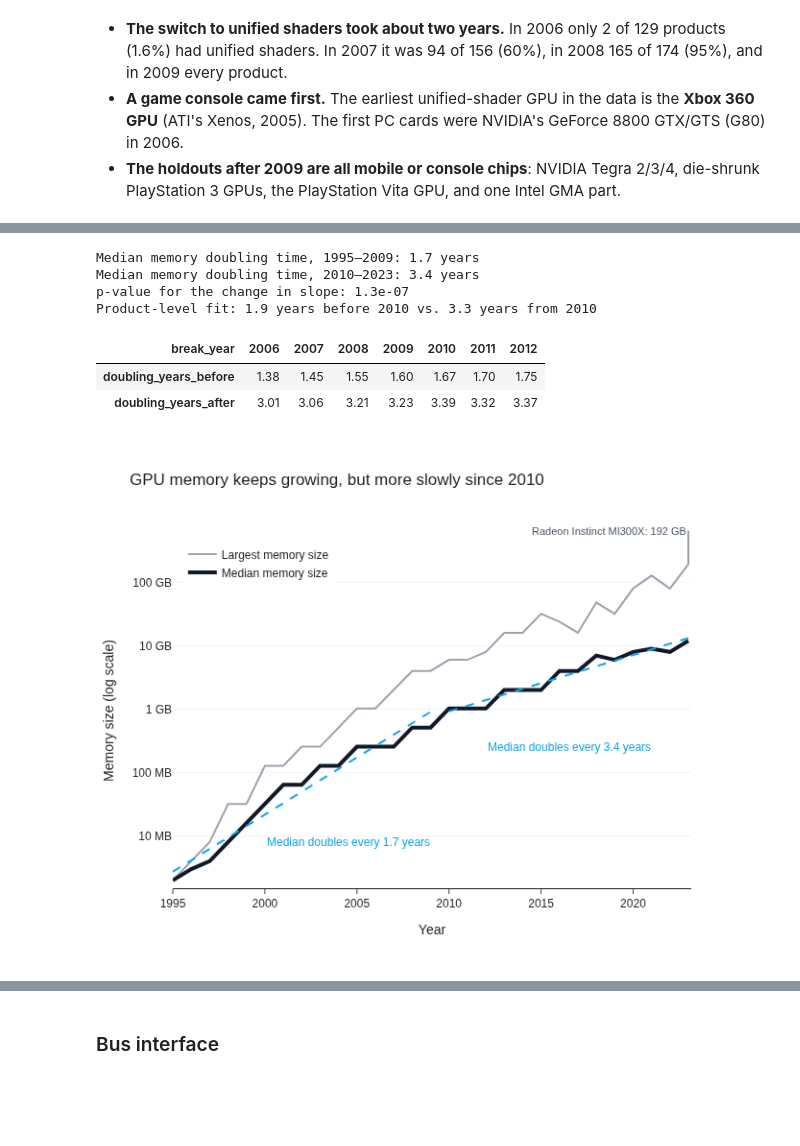
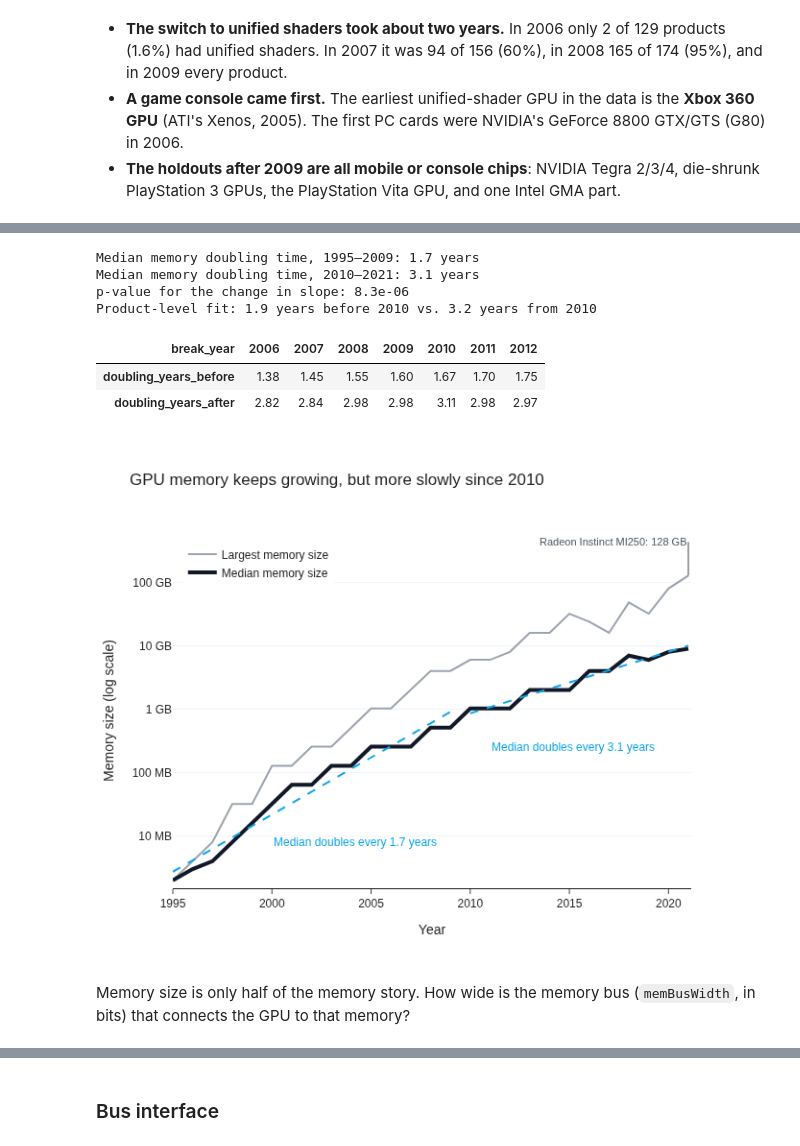
Before and after one commit to subwaymatch/analytics-case-development, a Jupyter notebook: gpus/gpu-specs-analysis.ipynb, the cells around one changed output, grey strips where cells are left out. Saved outputs shown, nothing was run; the diff lists cells and outputs as text; code cells hidden in the pictures; blank space fills up the shorter version.

```diff
--- a/gpus/gpu-specs-analysis.ipynb
+++ b/gpus/gpu-specs-analysis.ipynb
@@ -62,5 +62,5 @@ Load the latest version of the dataset (`gpu_specs_v7.csv`).
 # %%
-df = pd.read_csv('gpu_specs_v7.csv')
+df = pd.read_csv('gpu_specs_v6.csv')
 df.head(3)
 # %% [output]
 |  | manufacturer | productName | releaseYear | memSize | memBusWidth | gpuClock | memClock | unifiedShader | ... |
@@ -213,6 +212,10 @@ If these partial years stay in, the share charts below show NVIDIA at 100% of 20
 # %%
-df = df.query('releaseYear <= 2023').copy()
+# Keep the partial years aside for reference, then restrict the analysis to complete years
+df_partial = df.query('releaseYear >= 2022').copy()
+
+df = df.query('releaseYear <= 2021').copy()
 df['releaseYear'] = df['releaseYear'].astype(int)
 
 print(f"{df.shape[0]:,} products released between {df['releaseYear'].min()} and {df['releaseYear'].max()} remain.")
+print(f'{df_partial.shape[0]} products from the partial years 2022–2023 are set aside.')
 # %% [output]
@@ -1111,7 +906,7 @@ model_mem = smf.ols('log2_median_mem ~ releaseYear * post_2010', data=df_mem_yea
 slope_pre = model_mem.params['releaseYear']
 slope_post = slope_pre + model_mem.params['releaseYear:post_2010']
 print(f'Median memory doubling time, 1995–2009: {1 / slope_pre:.1f} years')
-print(f'Median memory doubling time, 2010–2023: {1 / slope_post:.1f} years')
+print(f'Median memory doubling time, 2010–2021: {1 / slope_post:.1f} years')
 print(f"p-value for the change in slope: {model_mem.pvalues['releaseYear:post_2010']:.1e}")
 
 # Robustness: product-level regression and other break years
@@ -1139,12 +934,12 @@ for break_year in range(2006, 2013):
 pd.DataFrame(robustness_rows).set_index('break_year').T
 # %% [output]
 Median memory doubling time, 1995–2009: 1.7 years
-Median memory doubling time, 2010–2023: 3.4 years
-p-value for the change in slope: 1.3e-07
-Product-level fit: 1.9 years before 2010 vs. 3.3 years from 2010
+Median memory doubling time, 2010–2021: 3.1 years
+p-value for the change in slope: 8.3e-06
+Product-level fit: 1.9 years before 2010 vs. 3.2 years from 2010
 | break_year | 2006 | 2007 | 2008 | 2009 | 2010 | 2011 | 2012 |
 | doubling_years_before | 1.38 | 1.45 | 1.55 | 1.60 | 1.67 | 1.70 | 1.75 |
-| doubling_years_after | 3.01 | 3.06 | 3.21 | 3.23 | 3.39 | 3.32 | 3.37 |
+| doubling_years_after | 2.82 | 2.84 | 2.98 | 2.98 | 3.11 | 2.98 | 2.97 |
 # %%
 fig = go.Figure()
 
@@ -1167,7 +962,7 @@ fig.add_trace(go.Scatter(
 ))
 
 # Fitted trend lines for the two eras
-for is_post, label in [(0, '1995–2009 trend'), (1, '2010–2023 trend')]:
+for is_post, label in [(0, '1995–2009 trend'), (1, '2010–2021 trend')]:
     df_era_fit = df_mem_year.query('post_2010 == @is_post')
     fig.add_trace(go.Scatter(
         x=df_era_fit['releaseYear'],
@@ -1180,32 +975,34 @@ for is_post, label in [(0, '1995–2009 trend'), (1, '2010–2023 trend')]:
     ))
 
 fig.add_annotation(x=2000, y=np.log10(0.008), text=f'Median doubles every {1 / slope_pre:.1f} years',
                    showarrow=False, font={'color': '#0EA5E9'}, xanchor='left')
-fig.add_annotation(x=2012, y=np.log10(0.25), text=f'Median doubles every {1 / slope_post:.1f} years',
+fig.add_annotation(x=2011, y=np.log10(0.25), text=f'Median doubles every {1 / slope_post:.1f} years',
                    showarrow=False, font={'color': '#0EA5E9'}, xanchor='left')
 row_max = df_mem_year.iloc[-1]
 fig.add_annotation(x=row_max['releaseYear'], y=np.log10(row_max['max_mem']),
                    text=f"{row_max['max_product']}: {row_max['max_mem']:.0f} GB",
                    showarrow=True, arrowhead=0, ax=0, ay=-35, xanchor='right', font={'size': 11, 'color': '#4B5563'})
 
 fig.update_yaxes(
     type='log',
     tickvals=[0.001, 0.01, 0.1, 1, 10, 100],
     ticktext=['1 MB', '10 MB', '100 MB', '1 GB', '10 GB', '100 GB'],
     range=[np.log10(0.0015), np.log10(600)],
     title='Memory size (log scale)',
     showline=False,
     showgrid=True,
     gridcolor='#F1F5F9',
     ticks='',
 )
 fig.update_xaxes(title='Year')
 fig.update_layout(
     title='GPU memory keeps growing, but more slowly since 2010',
     height=550,
     legend=dict(yanchor='top', xanchor='left', y=0.98, x=0.02),
 )
 
 fig.show()
 # %% [output]
-[figure, old version]
+[figure, new version]
+# %% [markdown]
+Memory size is only half of the memory story. How wide is the memory bus (`memBusWidth`, in bits) that connects the GPU to that memory?
```
Also changed, not shown: parts of 84 cells of this notebook, 1 other file.
